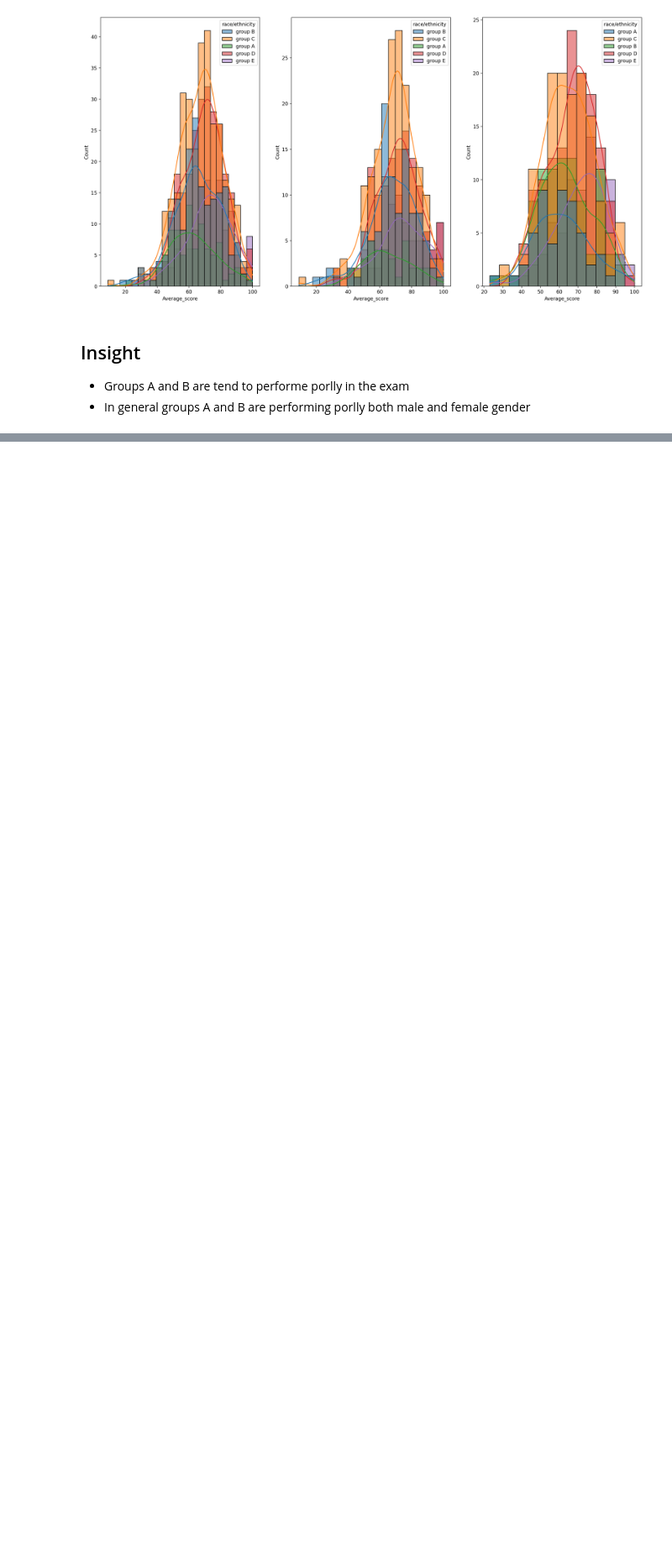
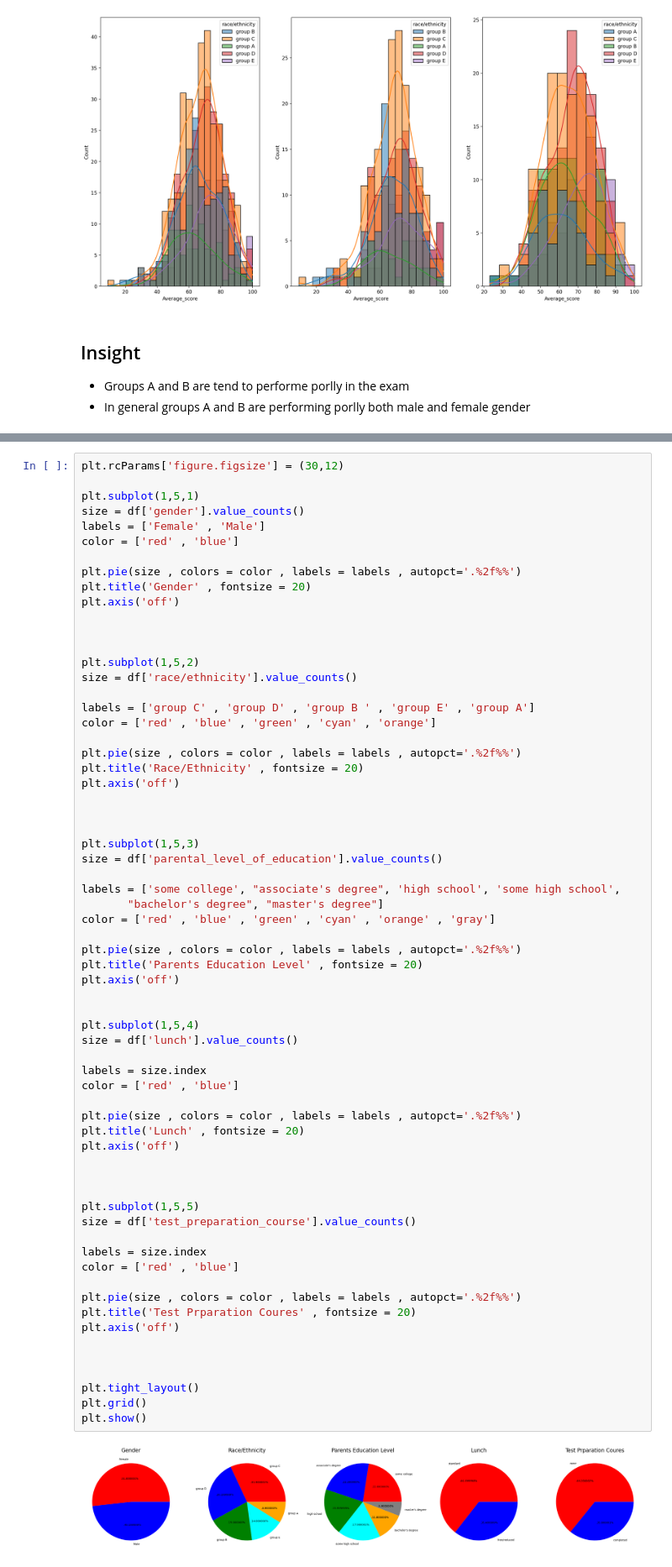
Before and after one commit to Sultanahmed-99/ML_project-s_END_TO_END, a Jupyter notebook: src/Notebook/Eda_student.ipynb, the cells around one changed output, grey strips where cells are left out. Shown at 84% size. Cells and saved outputs as stored; diff of their text form; blank space fills up the shorter version.

```diff
--- a/src/Notebook/Eda_student.ipynb
+++ b/src/Notebook/Eda_student.ipynb
@@ -461,0 +506,67 @@ plt.show()
+# %%
+plt.rcParams['figure.figsize'] = (30,12)
+
+plt.subplot(1,5,1)
+size = df['gender'].value_counts()
+labels = ['Female' , 'Male']
+color = ['red' , 'blue']
+
+plt.pie(size , colors = color , labels = labels , autopct='.%2f%%')
+plt.title('Gender' , fontsize = 20)
+plt.axis('off')
+
+
+
+plt.subplot(1,5,2)
+size = df['race/ethnicity'].value_counts()
+
+labels = ['group C' , 'group D' , 'group B ' , 'group E' , 'group A']
+color = ['red' , 'blue' , 'green' , 'cyan' , 'orange']
+
+plt.pie(size , colors = color , labels = labels , autopct='.%2f%%')
+plt.title('Race/Ethnicity' , fontsize = 20)
+plt.axis('off')
+
+
+
+plt.subplot(1,5,3)
+size = df['parental_level_of_education'].value_counts()
+
+labels = ['some college', "associate's degree", 'high school', 'some high school',
+       "bachelor's degree", "master's degree"]
+color = ['red' , 'blue' , 'green' , 'cyan' , 'orange' , 'gray']
+
+plt.pie(size , colors = color , labels = labels , autopct='.%2f%%')
+plt.title('Parents Education Level' , fontsize = 20)
+plt.axis('off')
+
+
+plt.subplot(1,5,4)
+size = df['lunch'].value_counts()
+
+labels = size.index
+color = ['red' , 'blue']
+
+plt.pie(size , colors = color , labels = labels , autopct='.%2f%%')
+plt.title('Lunch' , fontsize = 20)
+plt.axis('off')
+
+
+
+plt.subplot(1,5,5)
+size = df['test_preparation_course'].value_counts()
+
+labels = size.index
+color = ['red' , 'blue']
+
+plt.pie(size , colors = color , labels = labels , autopct='.%2f%%')
+plt.title('Test Prparation Coures' , fontsize = 20)
+plt.axis('off')
+
+
+
+plt.tight_layout()
+plt.grid()
+plt.show()
+# %% [output]
+[figure, added]
```
Also changed, not shown: parts of 11 cells of this notebook, 5 other files.
